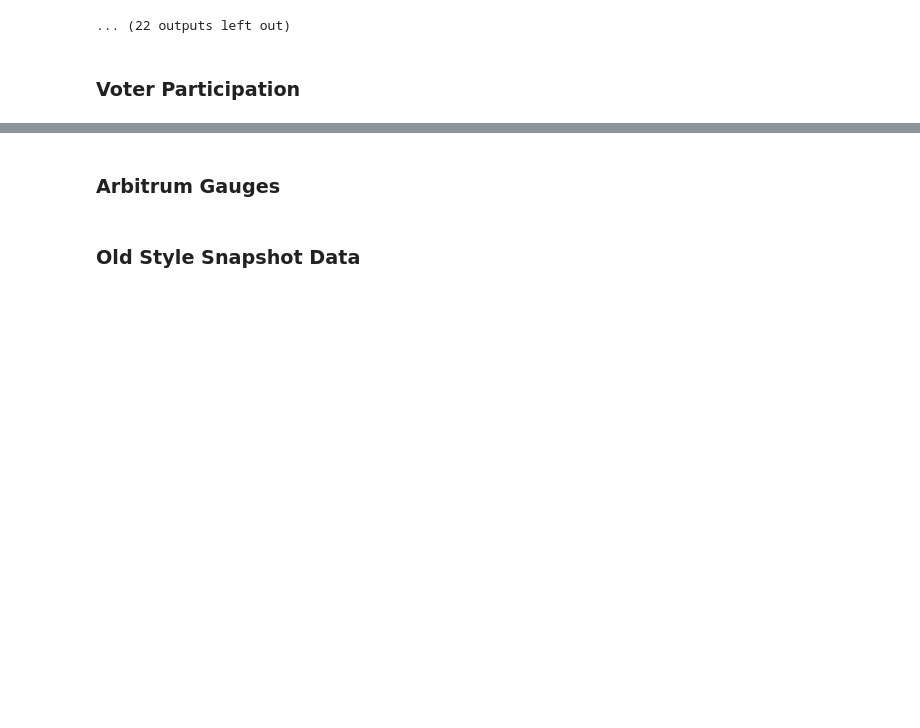
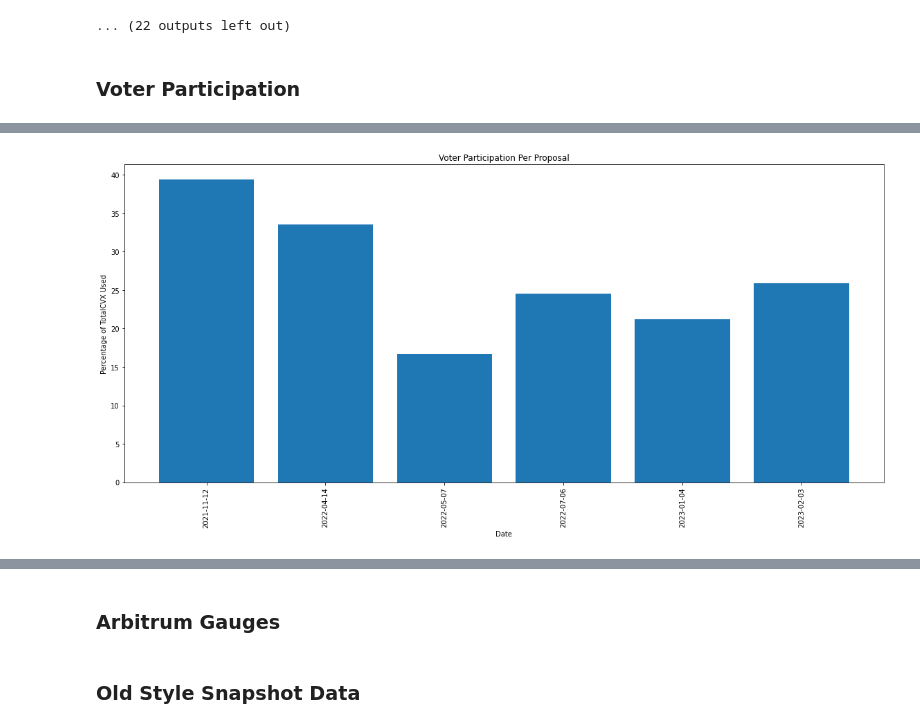
Before and after one commit to DoominEth/Web3DataSandbox, a Jupyter notebook: Untitled.ipynb, the cells around one changed output, grey strips where cells are left out. Drawn from its saved outputs; the diff is of its cells as text; code cells hidden in the pictures; blank space fills up the shorter version.

```diff
--- a/Untitled.ipynb
+++ b/Untitled.ipynb
@@ -138,0 +150,3 @@ cvxLocked = dune.create_DF(1184899)
+# %%
+convexProposalData = gaugeMap.voterParticipationConvexOnly('cvx.eth',cvxLocked)
+# %% [output]
@@ -139,3 +155,4 @@ cvxLocked = dune.create_DF(1184899)
+[figure, added]
 # %%
 curveProposalData = gaugeMap.voterParticipationNonGauge('cvx.eth',cvxLocked)
 # %% [output]
```
Also changed, not shown: parts of 39 cells of this notebook, 2 other files.
